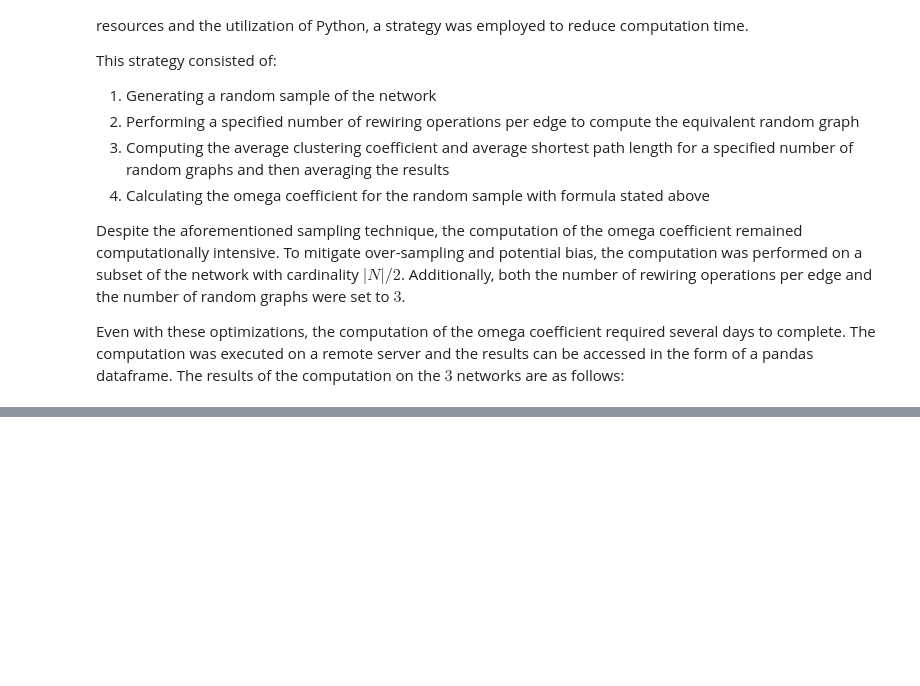
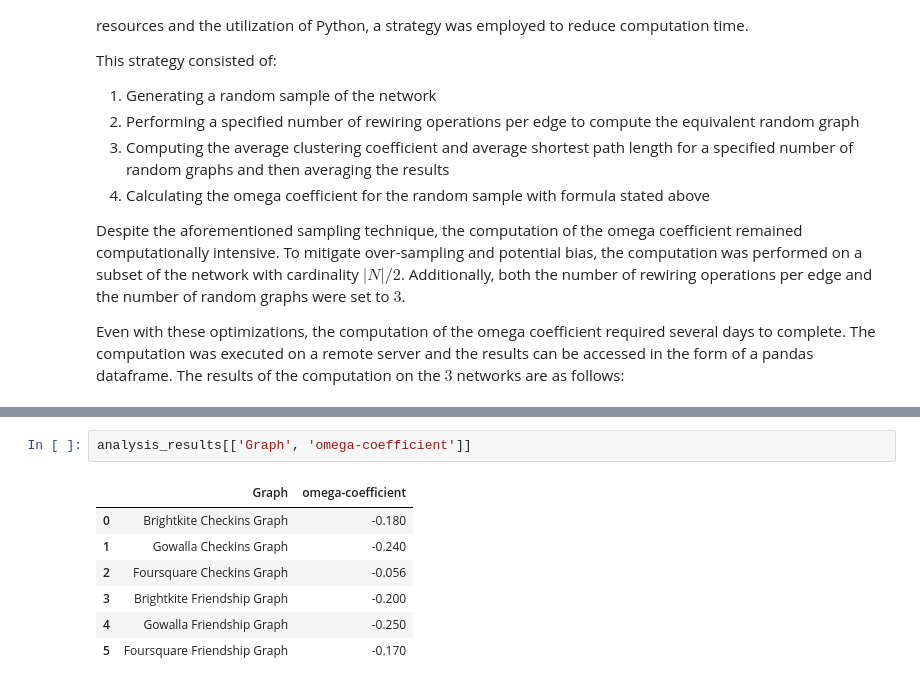
Before and after one commit to lukefleed/small-worlds, a Jupyter notebook: main.ipynb, the cells around one changed output, grey strips where cells are left out. Drawn from its saved outputs; the diff is of its cells as text; blank space fills up the shorter version.

```diff
--- a/main.ipynb
+++ b/main.ipynb
@@ -1151,0 +1234,10 @@ IndexError: index 0 is out of bounds for axis 0 with size 0
+# %%
+analysis_results[['Graph', 'omega-coefficient']]
+# %% [output]
+|  | Graph | omega-coefficient |
+| 0 | Brightkite Checkins Graph | -0.180 |
+| 1 | Gowalla Checkins Graph | -0.240 |
+| 2 | Foursquare Checkins Graph | -0.056 |
+| 3 | Brightkite Friendship Graph | -0.200 |
+| 4 | Gowalla Friendship Graph | -0.250 |
+| 5 | Foursquare Friendship Graph | -0.170 |
```
Also changed, not shown: parts of 28 cells of this notebook.
